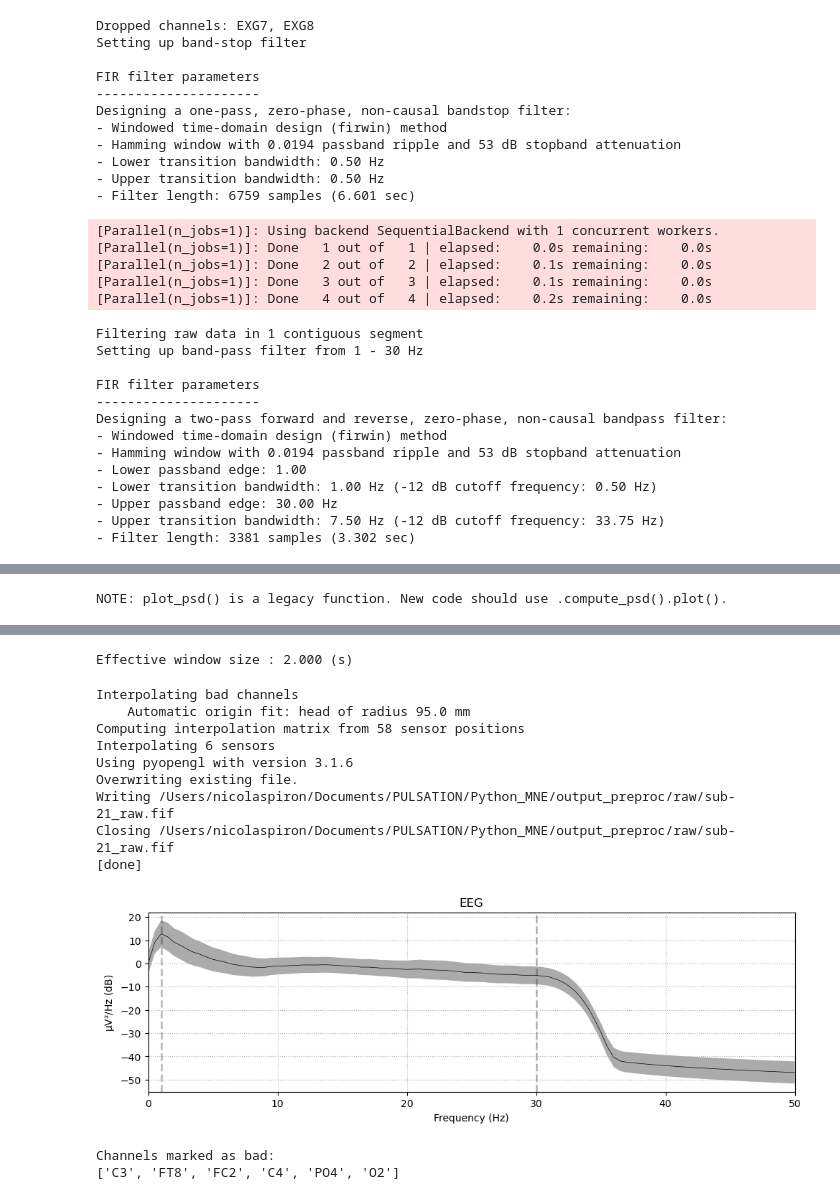
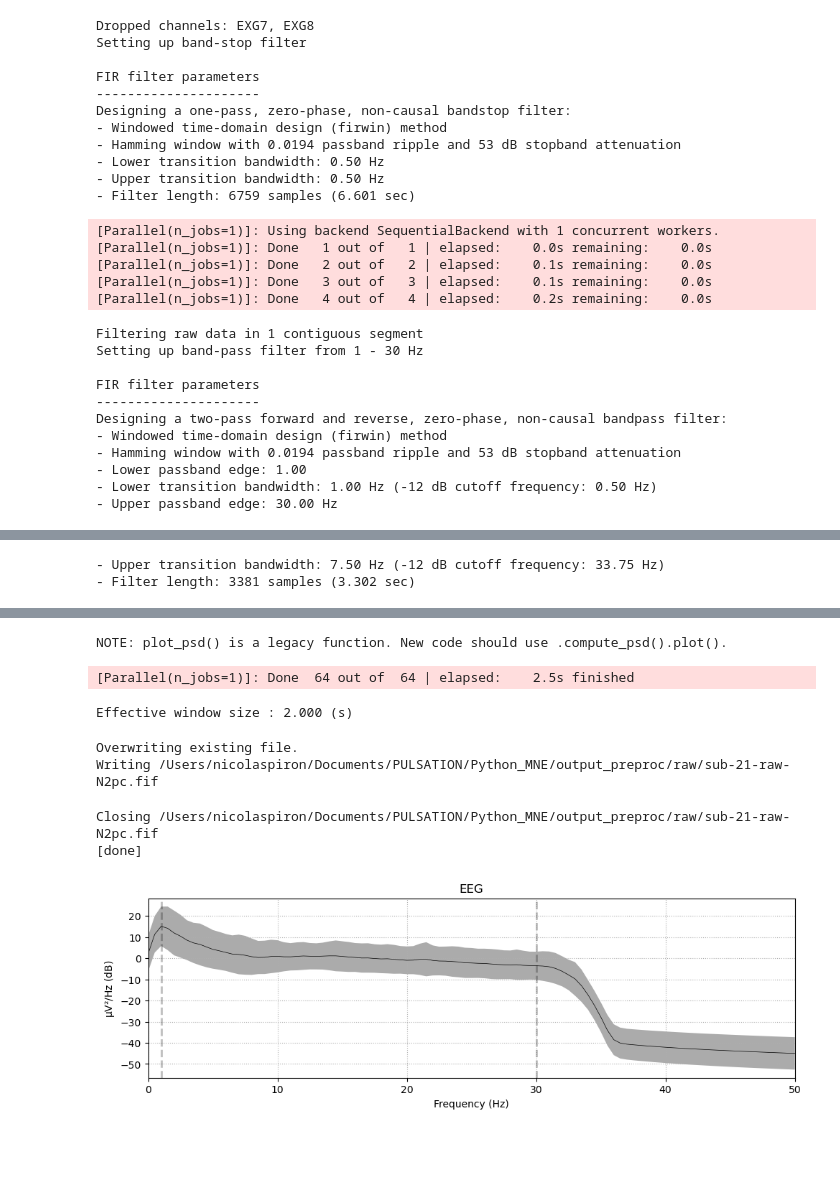
Before and after one commit to NicolasPiron/Master_thesis, a Jupyter notebook: EEG/Preproc_pipeline.ipynb, the cells around one changed output, grey strips where cells are left out. Saved outputs shown, nothing was run; the diff lists cells and outputs as text; code cells hidden in the pictures; blank space fills up the shorter version.

```diff
--- a/EEG/Preproc_pipeline.ipynb
+++ b/EEG/Preproc_pipeline.ipynb
@@ -6,7 +6,7 @@ task = 'N2pc'
 subject_id = '21'
 output_path = '/Users/nicolaspiron/Documents/PULSATION/Python_MNE/output_preproc'
 # %%
-raw, e_list = pp.load_data(subject_id=subject_id, task=task, input_path=input_path, plot_data=True)
+raw, e_list = pp.load_data(subject_id=subject_id, task=task, input_path=input_path, plot_data=False)
 # %% [output]
 Extracting EDF parameters from /Users/nicolaspiron/Documents/Master_thesis/EEG/toBIDS/BIDS_data/sourcedata/sub-21/ses-01/eeg/sub-21_ses-01_task-N2pc_run-01_eeg.bdf...
 BDF file detected
@@ -29,5 +25,5 @@ Channels marked as bad:
 # %%
-raw = pp.filter_and_interpolate(subject_id=subject_id, raw=raw, output_path=output_path, plot_data=True)
+raw = pp.filter_and_interpolate(subject_id=subject_id, task=task, raw=raw, output_path=output_path, plot_data=False)
 # %% [output]
 Dropped channels: EXG7, EXG8
 Setting up band-stop filter
@@ -56,5 +52,3 @@ Designing a two-pass forward and reverse, zero-phase, non-causal bandpass filter
 - Lower passband edge: 1.00
 - Lower transition bandwidth: 1.00 Hz (-12 dB cutoff frequency: 0.50 Hz)
 - Upper passband edge: 30.00 Hz
-- Upper transition bandwidth: 7.50 Hz (-12 dB cutoff frequency: 33.75 Hz)
-- Filter length: 3381 samples (3.302 sec)
@@ -67 +56,2 @@ Designing a two-pass forward and reverse, zero-phase, non-causal bandpass filter
-NOTE: plot_psd() is a legacy function. New code should use .compute_psd().plot().
+- Upper transition bandwidth: 7.50 Hz (-12 dB cutoff frequency: 33.75 Hz)
+- Filter length: 3381 samples (3.302 sec)
@@ -69,16 +63,11 @@ NOTE: plot_psd() is a legacy function. New code should use .compute_psd().plot()
-Effective window size : 2.000 (s)
+NOTE: plot_psd() is a legacy function. New code should use .compute_psd().plot().
-Interpolating bad channels
-    Automatic origin fit: head of radius 95.0 mm
-Computing interpolation matrix from 58 sensor positions
-Interpolating 6 sensors
-Using pyopengl with version 3.1.6
-Overwriting existing file.
-Writing /Users/nicolaspiron/Documents/PULSATION/Python_MNE/output_preproc/raw/sub-21_raw.fif
-Closing /Users/nicolaspiron/Documents/PULSATION/Python_MNE/output_preproc/raw/sub-21_raw.fif
-[done]
+[Parallel(n_jobs=1)]: Done  64 out of  64 | elapsed:    2.5s finished
+Effective window size : 2.000 (s)
+Overwriting existing file.
+Writing /Users/nicolaspiron/Documents/PULSATION/Python_MNE/output_preproc/raw/sub-21-raw-N2pc.fif
+Closing /Users/nicolaspiron/Documents/PULSATION/Python_MNE/output_preproc/raw/sub-21-raw-N2pc.fif
+[done]
-[figure, old version]
+[figure, new version]
-Channels marked as bad:
-['C3', 'FT8', 'FC2', 'C4', 'PO4', 'O2']
 # %%
 epochs = pp.epoch_data(subject_id=subject_id, task=task, raw=raw, e_list=e_list, output_path=output_path)
 # %% [output]
```
Also changed, not shown: parts of 5 cells of this notebook, 1 other file.
